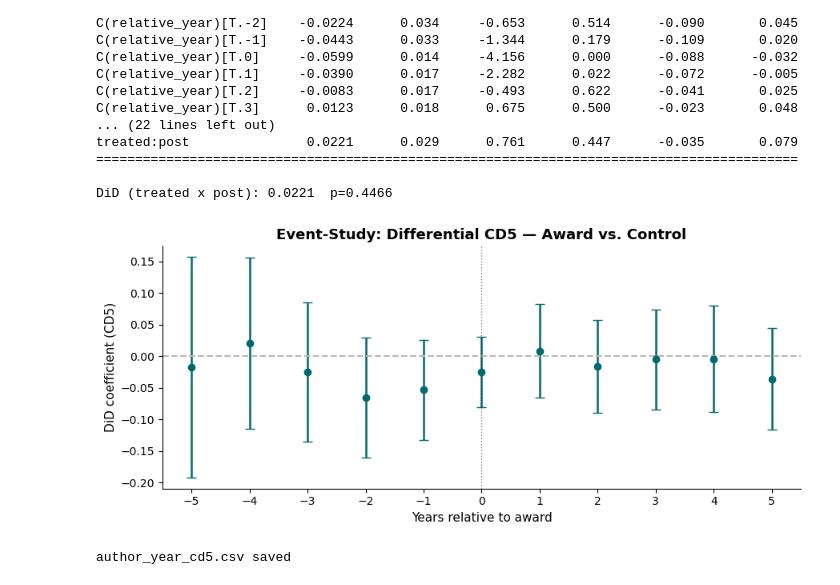
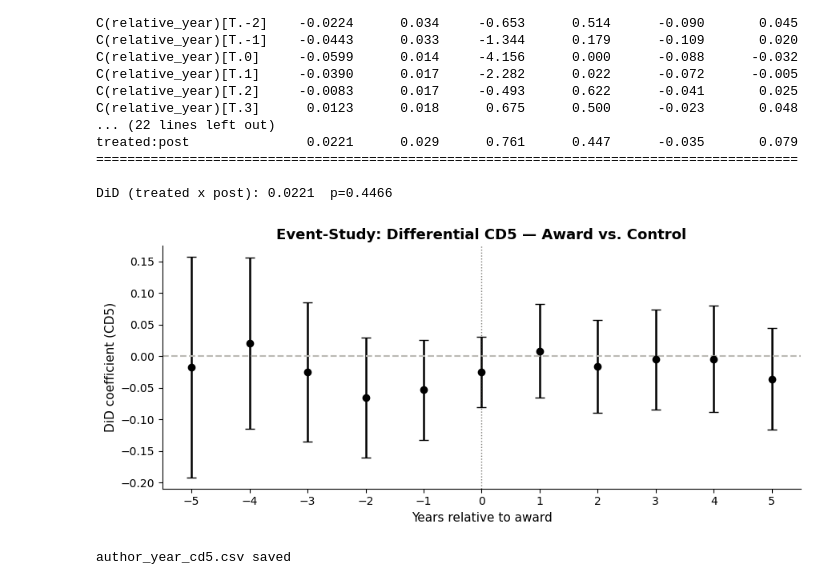
Before and after one commit to AppleShay/thesis-best-paper-trajectories, a Jupyter notebook: notebooks/29_cd5_trajectory_analysis.ipynb, the cells around one changed output. Drawn from its saved outputs; the diff is of its cells as text; code cells hidden in the pictures.

```diff
--- a/notebooks/29_cd5_trajectory_analysis.ipynb
+++ b/notebooks/29_cd5_trajectory_analysis.ipynb
@@ -341,35 +341,35 @@ DiD (treated x post): 0.0221  p=0.4466
 # %%
 import re
 
 reg_df['rel_str'] = reg_df['relative_year'].astype(str)
 es_model = smf.ols('cd5 ~ treated:C(rel_str) + C(rel_str) + C(year_fe)',
                    data=reg_df.dropna(subset=['cd5'])).fit(cov_type='HC3')
 
 es_coefs = {k: v for k, v in es_model.params.items() if 'treated:C(rel_str)' in k}
 es_ses   = {k: v for k, v in es_model.bse.items()   if 'treated:C(rel_str)' in k}
 
 es_df = pd.DataFrame({
     'rel_year': [int(re.search(r'\[(-?\d+)\]', k).group(1)) for k in es_coefs],
     'coef': list(es_coefs.values()),
     'se':   list(es_ses.values()),
 }).sort_values('rel_year')
 
 fig2, ax2 = plt.subplots(figsize=(9, 4))
 ax2.errorbar(es_df['rel_year'], es_df['coef'], yerr=1.96*es_df['se'],
-             fmt='o', color='#01696f', capsize=4, lw=1.8)
+             fmt='o', color="#000000", capsize=4, lw=1.8)
 ax2.axhline(0, color='#bab9b4', ls='--')
 ax2.axvline(0, color='#28251d', lw=1, ls=':', alpha=0.6)
 ax2.set_xlabel('Years relative to award', fontsize=11)
 ax2.set_ylabel('DiD coefficient (CD5)', fontsize=11)
 ax2.set_title('Event-Study: Differential CD5 — Award vs. Control',
               fontsize=13, fontweight='bold')
 ax2.set_xticks(range(-5, 6))
 ax2.spines[['top', 'right']].set_visible(False)
 plt.tight_layout()
 fig2.savefig(FIG_DIR / 'cd5_event_study_did.png', dpi=200, bbox_inches='tight')
 plt.show()
 # %% [output]
-[figure, old version]
+[figure, new version]
 # %%
 author_year.to_csv(CD_DIR / 'author_year_cd5.csv', index=False)
 print('author_year_cd5.csv saved')
```
Also changed, not shown: parts of 3 cells of this notebook, 4 other files.
